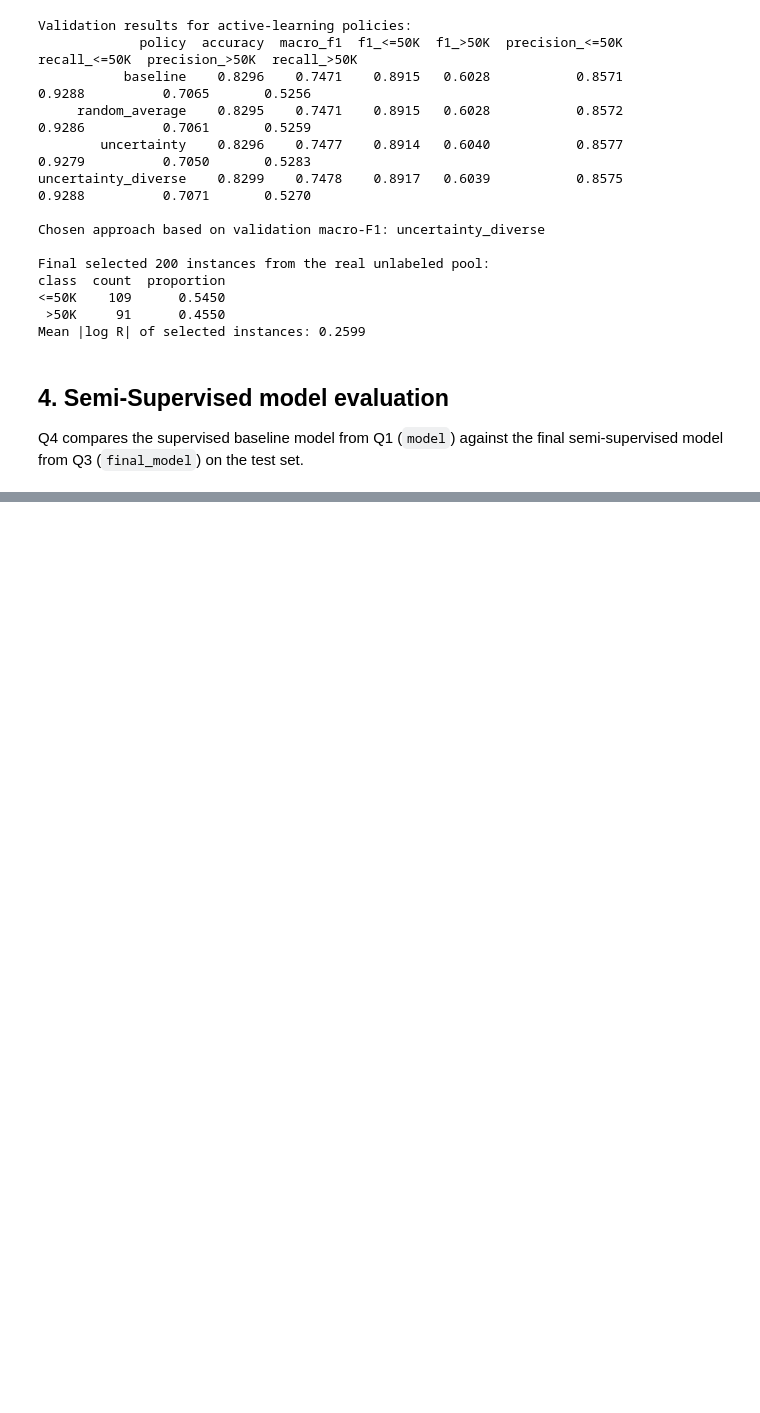
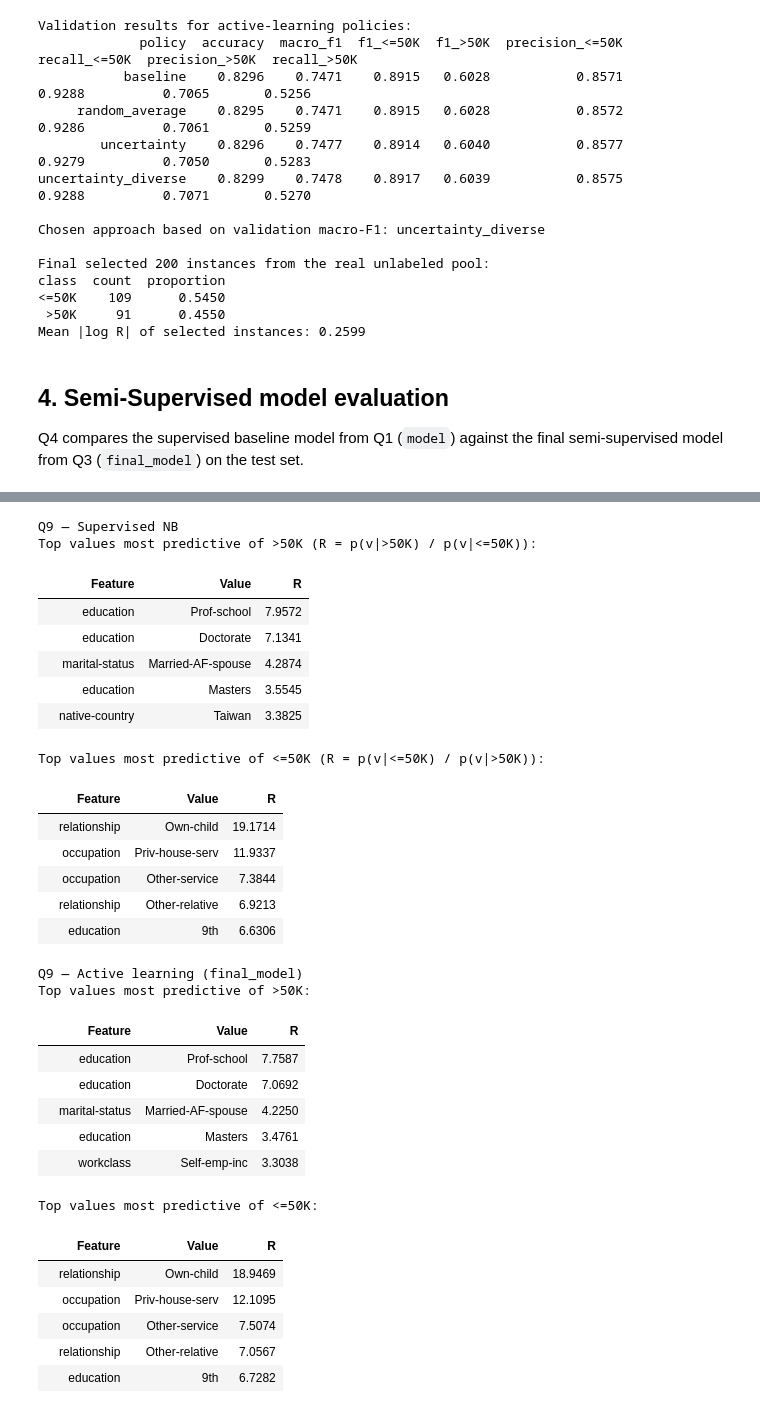
Before and after one commit to qitaoshi/Machine-Learning-Project1, a Jupyter notebook: COMP30027_2026_asst1_template.ipynb, the cells around one changed output, grey strips where cells are left out. Cells and saved outputs as stored; diff of their text form; code cells hidden in the pictures; blank space fills up the shorter version.

```diff
--- a/COMP30027_2026_asst1_template.ipynb
+++ b/COMP30027_2026_asst1_template.ipynb
@@ -74,10 +74,10 @@ X_train_full, y_train_full = load_and_clean(f'{DATA_DIR}/adult_supervised_train.
 
 print(f'Supervised train : {len(X_train_full)} rows')
 
-# Carve out 20% as a validation set
+# Carve out 15% as a validation set
 X_train, X_val, y_train, y_val = train_test_split(
     X_train_full, y_train_full,
-    test_size=0.20, random_state=42, stratify=y_train_full,
+    test_size=0.2, random_state=42, stratify=y_train_full,
 )
 print(f'\nTraining (after val split) : {len(X_train)} rows')
 print(f'Validation: {len(X_val)} rows')
@@ -590,7 +595,7 @@ print(results.to_string(index=False))
 chosen_approach = results.sort_values('macro_f1', ascending=False).iloc[0]['policy']
 print(f'\nChosen approach based on validation macro-F1: {chosen_approach}')
 
-# Reveal labels for selected 200 and append to original training set
+# Reveal labels for selected 200; fit final_model on full supervised data + those 200 (Q4/Q5 use test set).
 if chosen_approach == 'uncertainty':
     selected_idx = uncertainty_idx
     selected_abs_log_R = unc_scores[selected_idx]
@@ -606,13 +611,14 @@ else:
 X_selected = X_unlabelled.iloc[selected_idx].reset_index(drop=True)
 y_selected = y_unlabelled_true.iloc[selected_idx].reset_index(drop=True)
 
+# Final model: full supervised training set + 200 labeled pool points (then evaluate on test).
 X_train_augmented = pd.concat(
-    [X_train.reset_index(drop=True), X_selected],
-    ignore_index=True
+    [X_train_full.reset_index(drop=True), X_selected],
+    ignore_index=True,
 )
 y_train_augmented = pd.concat(
-    [y_train.reset_index(drop=True), y_selected],
-    ignore_index=True
+    [y_train_full.reset_index(drop=True), y_selected],
+    ignore_index=True,
 )
 
 final_model = MixedNaiveBayes(alpha=1.0)
@@ -651,0 +805,46 @@ Q4 compares the supervised baseline model from Q1 (`model`) against the final se
+# %%
+# Q9: Top categorical predictors per class (likelihood ratio R from CategoricalNB)
+TOP_N = 5
+
+print("\nQ9 — Supervised NB")
+print("Top values most predictive of >50K (R = p(v|>50K) / p(v|<=50K)):")
+display(top_categories_df(model.predict_top_categories(c1_idx=1, c2_idx=0, top_n=TOP_N)))
+print("Top values most predictive of <=50K (R = p(v|<=50K) / p(v|>50K)):")
+display(top_categories_df(model.predict_top_categories(c1_idx=0, c2_idx=1, top_n=TOP_N)))
+
+print("\nQ9 — Active learning (final_model)")
+print("Top values most predictive of >50K:")
+display(top_categories_df(final_model.predict_top_categories(c1_idx=1, c2_idx=0, top_n=TOP_N)))
+print("Top values most predictive of <=50K:")
+display(top_categories_df(final_model.predict_top_categories(c1_idx=0, c2_idx=1, top_n=TOP_N)))
+# %% [output]
+Q9 — Supervised NB
+Top values most predictive of >50K (R = p(v|>50K) / p(v|<=50K)):
+|  | Feature | Value | R |
+|  | education | Prof-school | 7.9572 |
+|  | education | Doctorate | 7.1341 |
+|  | marital-status | Married-AF-spouse | 4.2874 |
+|  | education | Masters | 3.5545 |
+|  | native-country | Taiwan | 3.3825 |
+Top values most predictive of <=50K (R = p(v|<=50K) / p(v|>50K)):
+|  | Feature | Value | R |
+|  | relationship | Own-child | 19.1714 |
+|  | occupation | Priv-house-serv | 11.9337 |
+|  | occupation | Other-service | 7.3844 |
+|  | relationship | Other-relative | 6.9213 |
+|  | education | 9th | 6.6306 |
+Q9 — Active learning (final_model)
+Top values most predictive of >50K:
+|  | Feature | Value | R |
+|  | education | Prof-school | 7.7587 |
+|  | education | Doctorate | 7.0692 |
+|  | marital-status | Married-AF-spouse | 4.2250 |
+|  | education | Masters | 3.4761 |
+|  | workclass | Self-emp-inc | 3.3038 |
+Top values most predictive of <=50K:
+|  | Feature | Value | R |
+|  | relationship | Own-child | 18.9469 |
+|  | occupation | Priv-house-serv | 12.1095 |
+|  | occupation | Other-service | 7.5074 |
+|  | relationship | Other-relative | 7.0567 |
+|  | education | 9th | 6.7282 |
```
Also changed, not shown: parts of 7 cells of this notebook.
